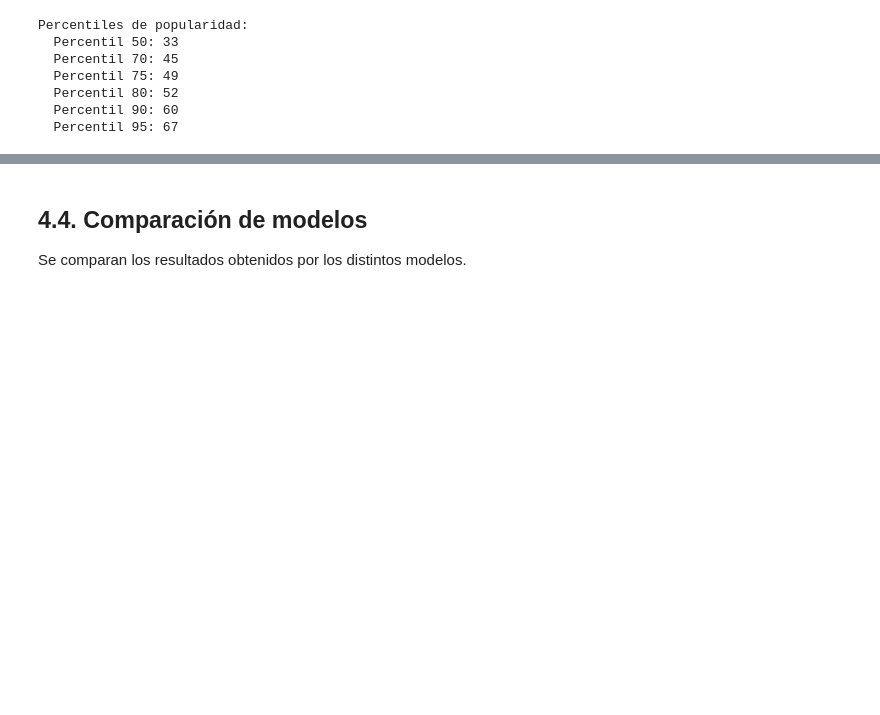
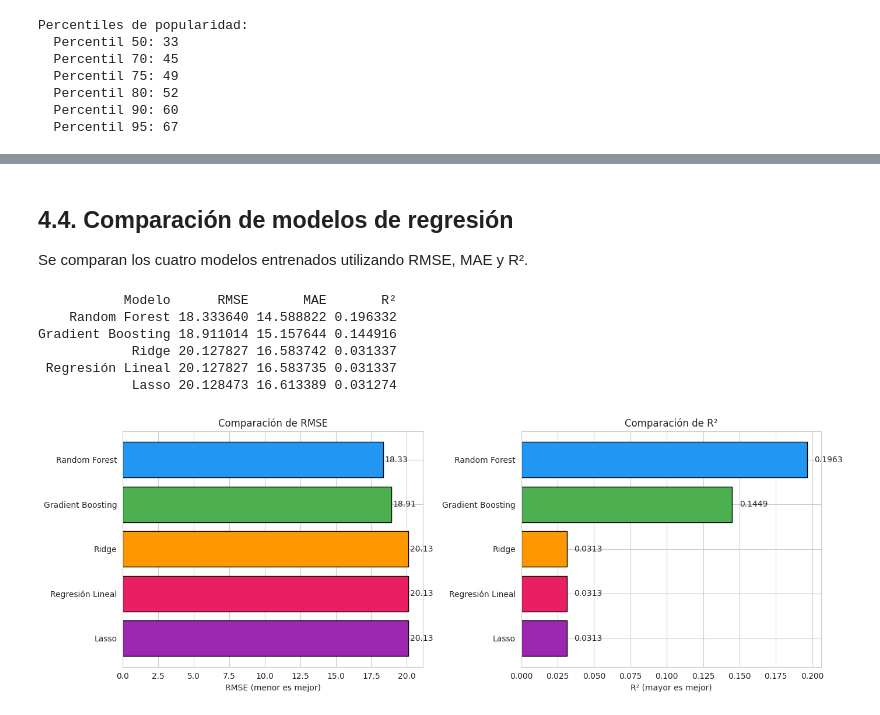
Before and after one commit to thisisrober/data-analysis-spotify-tracks, a Jupyter notebook: notebooks/analysis-es.ipynb, the cells around one changed output, grey strips where cells are left out. Drawn from its saved outputs; the diff is of its cells as text; code cells hidden in the pictures; blank space fills up the shorter version.

```diff
--- a/notebooks/analysis-es.ipynb
+++ b/notebooks/analysis-es.ipynb
@@ -609,0 +664,17 @@ Se comienza con un modelo simple de regresión lineal como baseline.
+# %%
+from sklearn.linear_model import LinearRegression
+from sklearn.metrics import mean_squared_error, mean_absolute_error, r2_score
+
+lr = LinearRegression()
+lr.fit(X_train_scaled, y_train)
+
+y_pred_lr = lr.predict(X_test_scaled)
+
+rmse_lr = np.sqrt(mean_squared_error(y_test, y_pred_lr))
+mae_lr = mean_absolute_error(y_test, y_pred_lr)
+r2_lr = r2_score(y_test, y_pred_lr)
+
+print("=== Regresión Lineal ===")
+print(f"RMSE : {rmse_lr:.3f}")
+print(f"MAE  : {mae_lr:.3f}")
+print(f"R²   : {r2_lr:.4f}")
@@ -618,4 +835,45 @@ Se entrenan modelos más complejos capaces de capturar relaciones no lineales.
 # %% [markdown]
-## 4.4. Comparación de modelos
+## 4.4. Comparación de modelos de regresión
 
-Se comparan los resultados obtenidos por los distintos modelos.
+Se comparan los cuatro modelos entrenados utilizando RMSE, MAE y R².
+# %%
+reg_results = pd.DataFrame({
+    'Modelo': ['Regresión Lineal', 'Ridge', 'Lasso', 'Random Forest', 'Gradient Boosting'],
+    'RMSE': [rmse_lr, rmse_ridge, rmse_lasso, rmse_rf, rmse_gb],
+    'MAE': [mae_lr, mae_ridge, mae_lasso, mae_rf, mae_gb],
+    'R²': [r2_lr, r2_ridge, r2_lasso, r2_rf, r2_gb]
+}).sort_values('RMSE')
+
+print(reg_results.to_string(index=False))
+
+# Visualización
+fig, axes = plt.subplots(1, 2, figsize=(14, 5))
+
+colors = ['#2196F3', '#4CAF50', '#FF9800', '#E91E63', '#9C27B0']
+
+# RMSE
+bars1 = axes[0].barh(reg_results['Modelo'], reg_results['RMSE'], color=colors, edgecolor='black')
+axes[0].set_xlabel('RMSE (menor es mejor)')
+axes[0].set_title('Comparación de RMSE')
+axes[0].invert_yaxis()
+for bar, val in zip(bars1, reg_results['RMSE']):
+    axes[0].text(bar.get_width() + 0.1, bar.get_y() + bar.get_height()/2, f'{val:.2f}', va='center')
+
+# R²
+bars2 = axes[1].barh(reg_results['Modelo'], reg_results['R²'], color=colors, edgecolor='black')
+axes[1].set_xlabel('R² (mayor es mejor)')
+axes[1].set_title('Comparación de R²')
+axes[1].invert_yaxis()
+for bar, val in zip(bars2, reg_results['R²']):
+    axes[1].text(bar.get_width() + 0.005, bar.get_y() + bar.get_height()/2, f'{val:.4f}', va='center')
+
+plt.tight_layout()
+plt.show()
+# %% [output]
+           Modelo      RMSE       MAE       R²
+    Random Forest 18.333640 14.588822 0.196332
+Gradient Boosting 18.911014 15.157644 0.144916
+            Ridge 20.127827 16.583742 0.031337
+ Regresión Lineal 20.127827 16.583735 0.031337
+            Lasso 20.128473 16.613389 0.031274
+[figure, added]
```
Also changed, not shown: parts of 69 cells of this notebook, 1 other file.
